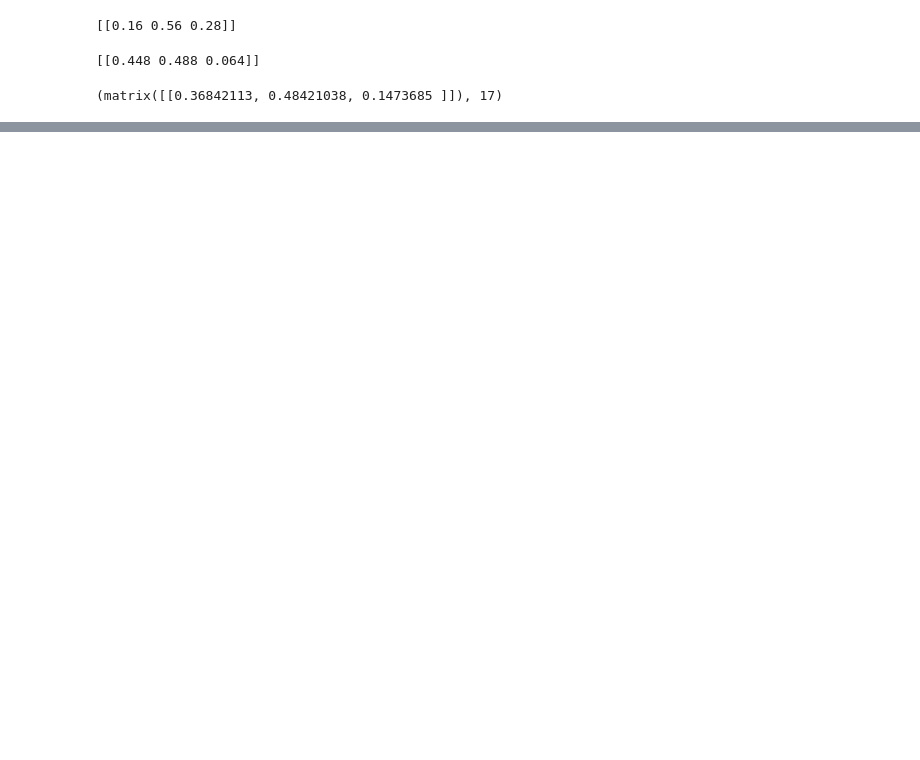
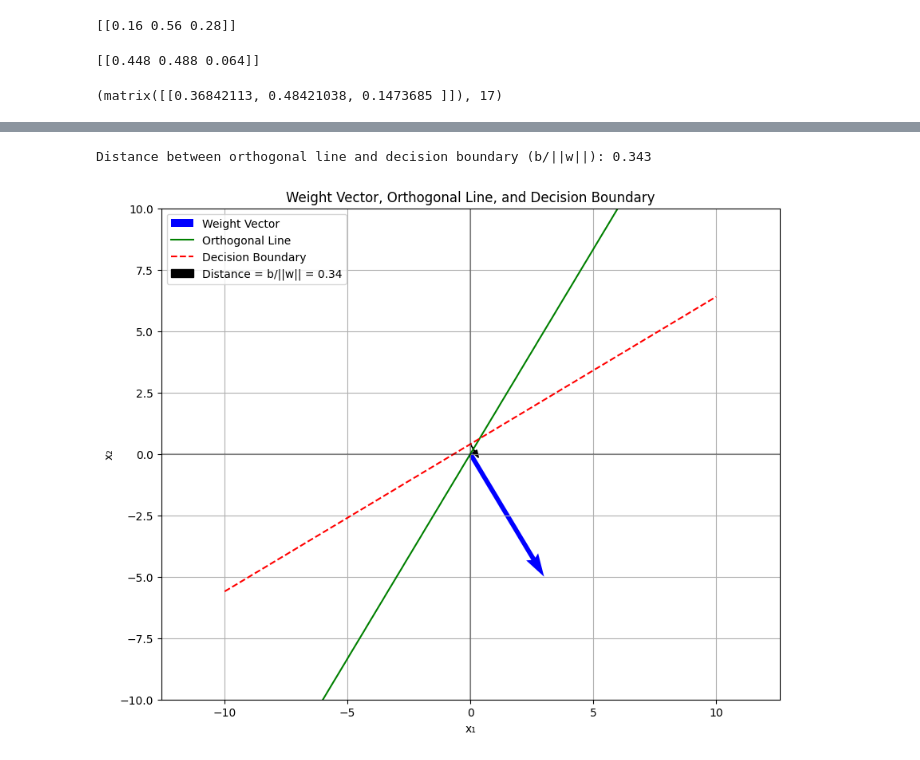
Before and after one commit to samp3209/personalprojects, a Jupyter notebook: MarkovChainProbability_Calculator.ipynb, the cells around one changed output, grey strips where cells are left out. Cells and saved outputs as stored; diff of their text form; code cells hidden in the pictures; blank space fills up the shorter version.

```diff
--- a/MarkovChainProbability_Calculator.ipynb
+++ b/MarkovChainProbability_Calculator.ipynb
@@ -34,0 +85,76 @@ recursion_mark(current_answer, transition, tolerance, t)
+# %%
+import numpy as np
+import matplotlib.pyplot as plt
+
+# Define the weight vector and bias
+w = np.array([3, -5])
+b = 2
+
+# Create a figure
+plt.figure(figsize=(10, 8))
+
+# Calculate points for plotting
+origin = np.array([0, 0])
+
+# For orthogonal line
+orthogonal = np.array([-w[1], w[0]])  # [-5, -3]
+
+# Calculate the shift amount
+w_norm = np.linalg.norm(w)
+shift_amount = b/w_norm
+w_normalized = w/w_norm
+shift_vector = -shift_amount * w_normalized
+
+# Calculate points for both lines
+x = np.linspace(-10, 10, 100)
+
+# Orthogonal line equation: w[1]x + w[0]y = 0
+y_orthogonal = (-w[1]/w[0]) * x
+
+# Decision boundary equation: w[0]x + w[1]y + b = 0
+y_decision = (-w[0] * x - b) / w[1]
+
+# Plot weight vector
+plt.quiver(origin[0], origin[1], w[0], w[1],
+          angles='xy', scale_units='xy', scale=1, color='blue',
+          label='Weight Vector')
+
+# Plot orthogonal line
+plt.plot(x, y_orthogonal, '-g', label='Orthogonal Line')
+
+# Plot decision boundary
+plt.plot(x, y_decision, '--r', label='Decision Boundary')
+
+# Plot the shift distance
+midpoint_x = 0
+midpoint_y = (-w[0] * midpoint_x - b) / w[1]
+plt.arrow(midpoint_x, midpoint_y, -shift_vector[0], -shift_vector[1],
+          head_width=0.2, head_length=0.3, fc='black', ec='black',
+          label=f'Distance = b/||w|| = {shift_amount:.2f}')
+
+# Set equal aspect ratio and grid
+plt.axis('equal')
+plt.grid(True)
+
+# Add labels and title
+plt.xlabel('x₁')
+plt.ylabel('x₂')
+plt.title('Weight Vector, Orthogonal Line, and Decision Boundary')
+
+# Add legend
+plt.legend()
+
+# Set axis limits
+plt.xlim(-10, 10)
+plt.ylim(-10, 10)
+
+# Add origin lines
+plt.axhline(y=0, color='k', linestyle='-', alpha=0.3)
+plt.axvline(x=0, color='k', linestyle='-', alpha=0.3)
+
+print(f"Distance between orthogonal line and decision boundary (b/||w||): {shift_amount:.3f}")
+
+plt.show()
+# %% [output]
+Distance between orthogonal line and decision boundary (b/||w||): 0.343
+[figure, added]
```
Also changed, not shown: parts of 1 cell of this notebook.
